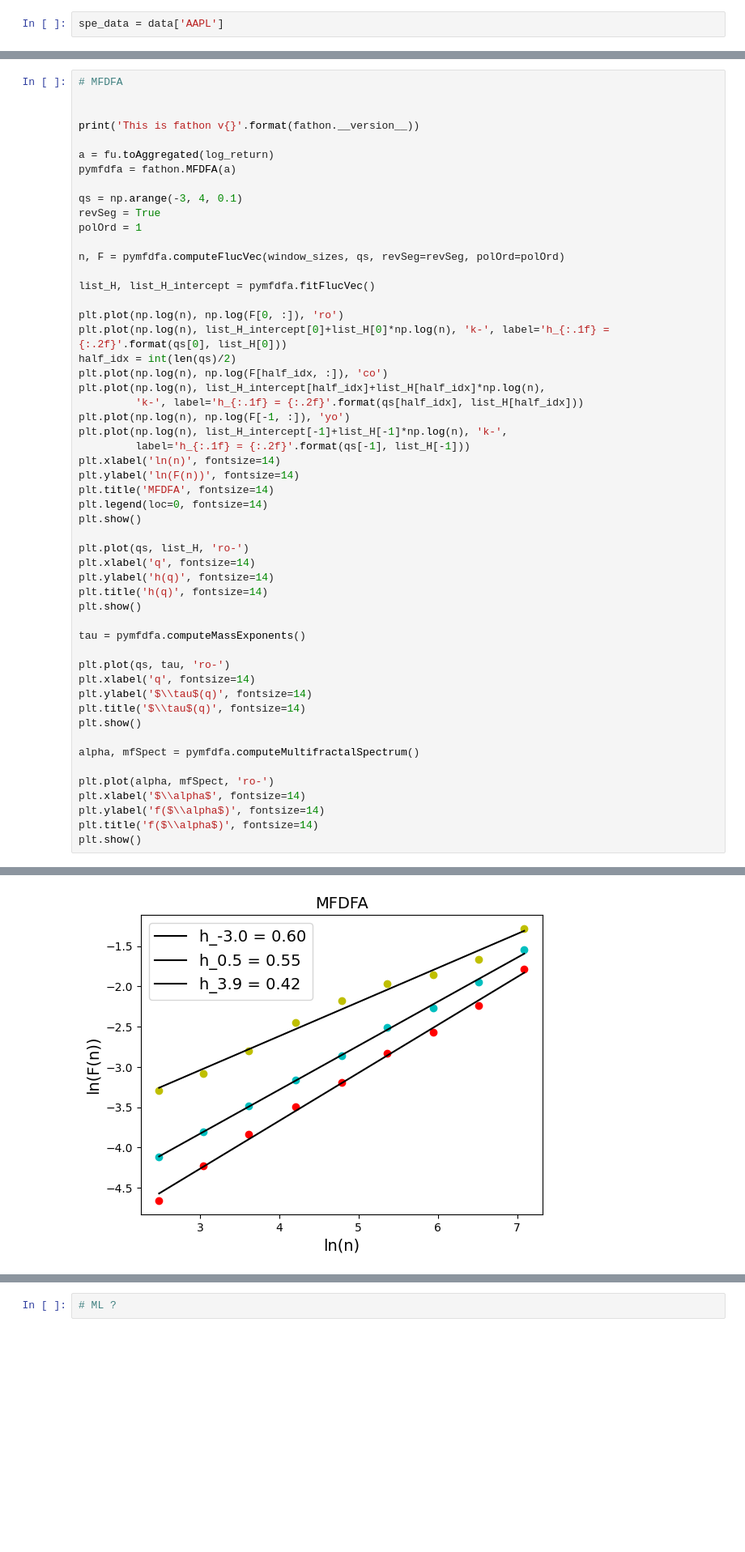
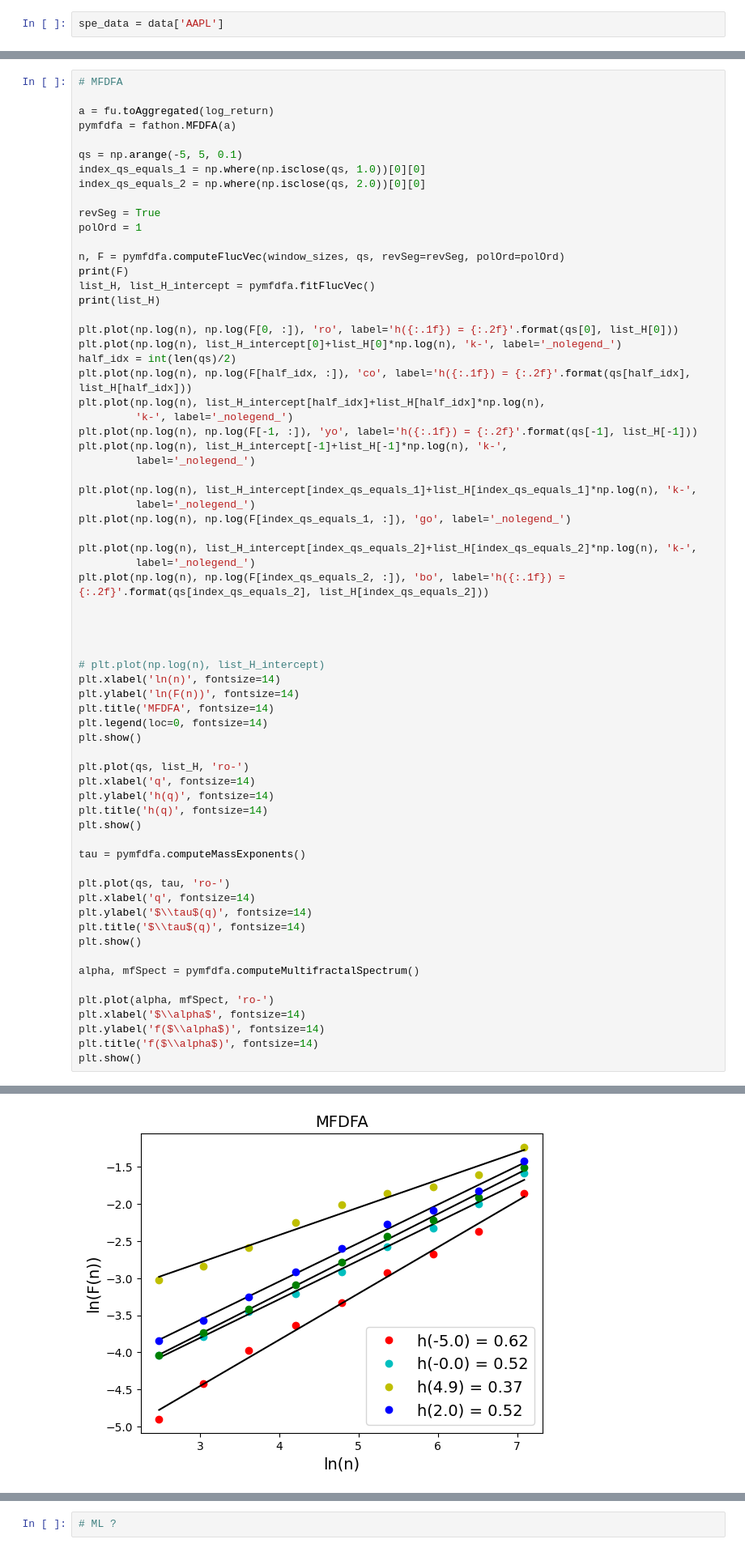
Before and after one commit to nikaslukyanov/Hurst_Exponent_Pair_Trading, a Jupyter notebook: hurst_exploration.ipynb, the cells around one changed output, grey strips where cells are left out. Shown at 81% size. Cells and saved outputs as stored; diff of their text form; blank space fills up the shorter version.

```diff
--- a/hurst_exploration.ipynb
+++ b/hurst_exploration.ipynb
@@ -191,30 +196,44 @@ plt.show()
 [figure]
 # %%
 # MFDFA
-
-
-print('This is fathon v{}'.format(fathon.__version__))
 
 a = fu.toAggregated(log_return)
 pymfdfa = fathon.MFDFA(a)
 
-qs = np.arange(-3, 4, 0.1)
+qs = np.arange(-5, 5, 0.1)
+index_qs_equals_1 = np.where(np.isclose(qs, 1.0))[0][0]
+index_qs_equals_2 = np.where(np.isclose(qs, 2.0))[0][0]
+
 revSeg = True
 polOrd = 1
 
 n, F = pymfdfa.computeFlucVec(window_sizes, qs, revSeg=revSeg, polOrd=polOrd)
+print(F)
+list_H, list_H_intercept = pymfdfa.fitFlucVec()
+print(list_H)
 
-list_H, list_H_intercept = pymfdfa.fitFlucVec()
+plt.plot(np.log(n), np.log(F[0, :]), 'ro', label='h({:.1f}) = {:.2f}'.format(qs[0], list_H[0]))
+plt.plot(np.log(n), list_H_intercept[0]+list_H[0]*np.log(n), 'k-', label='_nolegend_')
+half_idx = int(len(qs)/2)
+plt.plot(np.log(n), np.log(F[half_idx, :]), 'co', label='h({:.1f}) = {:.2f}'.format(qs[half_idx], list_H[half_idx]))
+plt.plot(np.log(n), list_H_intercept[half_idx]+list_H[half_idx]*np.log(n),
+         'k-', label='_nolegend_')
+plt.plot(np.log(n), np.log(F[-1, :]), 'yo', label='h({:.1f}) = {:.2f}'.format(qs[-1], list_H[-1]))
+plt.plot(np.log(n), list_H_intercept[-1]+list_H[-1]*np.log(n), 'k-',
+         label='_nolegend_')
 
-plt.plot(np.log(n), np.log(F[0, :]), 'ro')
-plt.plot(np.log(n), list_H_intercept[0]+list_H[0]*np.log(n), 'k-', label='h_{:.1f} = {:.2f}'.format(qs[0], list_H[0]))
-half_idx = int(len(qs)/2)
-plt.plot(np.log(n), np.log(F[half_idx, :]), 'co')
-plt.plot(np.log(n), list_H_intercept[half_idx]+list_H[half_idx]*np.log(n),
-         'k-', label='h_{:.1f} = {:.2f}'.format(qs[half_idx], list_H[half_idx]))
-plt.plot(np.log(n), np.log(F[-1, :]), 'yo')
-plt.plot(np.log(n), list_H_intercept[-1]+list_H[-1]*np.log(n), 'k-',
-         label='h_{:.1f} = {:.2f}'.format(qs[-1], list_H[-1]))
+plt.plot(np.log(n), list_H_intercept[index_qs_equals_1]+list_H[index_qs_equals_1]*np.log(n), 'k-',
+         label='_nolegend_')
+plt.plot(np.log(n), np.log(F[index_qs_equals_1, :]), 'go', label='_nolegend_')
+
+plt.plot(np.log(n), list_H_intercept[index_qs_equals_2]+list_H[index_qs_equals_2]*np.log(n), 'k-',
+         label='_nolegend_')
+plt.plot(np.log(n), np.log(F[index_qs_equals_2, :]), 'bo', label='h({:.1f}) = {:.2f}'.format(qs[index_qs_equals_2], list_H[index_qs_equals_2]))
+
+
+
+
+# plt.plot(np.log(n), list_H_intercept)
 plt.xlabel('ln(n)', fontsize=14)
 plt.ylabel('ln(F(n))', fontsize=14)
 plt.title('MFDFA', fontsize=14)
@@ -247 +282 @@ This is fathon v1.3.3
-[figure, old version]
+[figure, new version]
```
Also changed, not shown: parts of 3 cells of this notebook, 1 other file.
